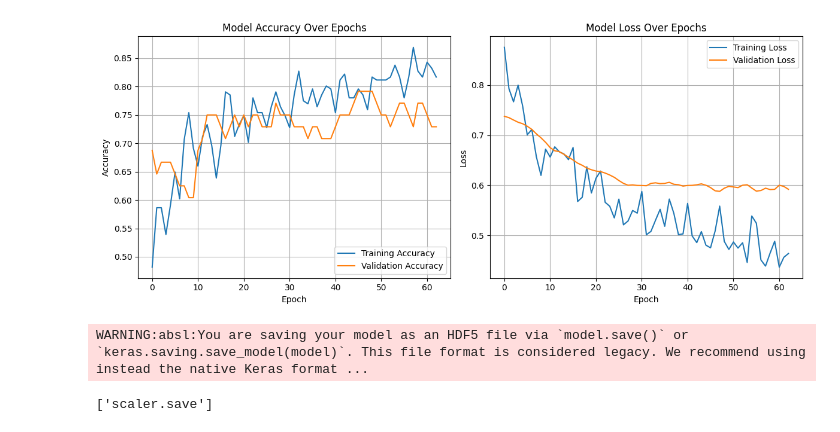
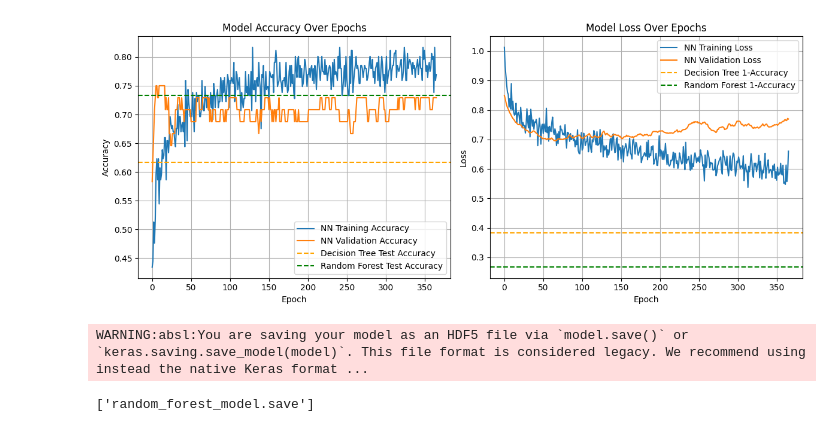
Before and after one commit to thoriqpb/Heart-Failure-Prediction, a Jupyter notebook: codes/training model.ipynb, the cells around one changed output. Drawn from its saved outputs; the diff is of its cells as text; code cells hidden in the pictures.

```diff
--- a/codes/training model.ipynb
+++ b/codes/training model.ipynb
@@ -59,4 +113,23 @@ early_stop = EarlyStopping(monitor='val_loss', patience=15, restore_best_weights
 # %%
-history = model.fit(X_train, y_train, epochs=100, batch_size=16,
-                    validation_split=0.2, callbacks=[early_stop])
+# Train Neural Network with class weights
+history = model.fit(
+    X_train_pca, y_train,
+    epochs=600,
+    batch_size=16,
+    validation_split=0.2,
+    callbacks=[early_stop],
+    class_weight=class_weights
+)
+
+# --- Decision Tree ---
+dt = DecisionTreeClassifier(random_state=42, class_weight='balanced')
+dt.fit(X_train_pca, y_train)
+y_pred_dt = dt.predict(X_test_pca)
+y_pred_dt_prob = dt.predict_proba(X_test_pca)[:, 1]
+
+# --- Random Forest ---
+rf = RandomForestClassifier(n_estimators=100, random_state=42, class_weight='balanced')
+rf.fit(X_train_pca, y_train)
+y_pred_rf = rf.predict(X_test_pca)
+y_pred_rf_prob = rf.predict_proba(X_test_pca)[:, 1]
 # %% [output]
@@ -112,36 +206,42 @@ Confusion Matrix:
 # %%
 # Plot training & validation accuracy values
 plt.figure(figsize=(12, 5))
 
+# --- Accuracy Plot ---
 plt.subplot(1, 2, 1)
-plt.plot(history.history['accuracy'], label='Training Accuracy')
-plt.plot(history.history['val_accuracy'], label='Validation Accuracy')
+plt.plot(history.history['accuracy'], label='NN Training Accuracy')
+plt.plot(history.history['val_accuracy'], label='NN Validation Accuracy')
+plt.axhline(y=accuracy_score(y_test, y_pred_dt), color='orange', linestyle='--', label='Decision Tree Test Accuracy')
+plt.axhline(y=accuracy_score(y_test, y_pred_rf), color='green', linestyle='--', label='Random Forest Test Accuracy')
 plt.title('Model Accuracy Over Epochs')
 plt.xlabel('Epoch')
 plt.ylabel('Accuracy')
 plt.legend(loc='lower right')
 plt.grid(True)
 
-# Plot training & validation loss values
+# --- Loss Plot ---
 plt.subplot(1, 2, 2)
-plt.plot(history.history['loss'], label='Training Loss')
-plt.plot(history.history['val_loss'], label='Validation Loss')
+plt.plot(history.history['loss'], label='NN Training Loss')
+plt.plot(history.history['val_loss'], label='NN Validation Loss')
+# For scikit-learn models, you can plot 1-accuracy as a proxy for "loss"
+plt.axhline(y=1-accuracy_score(y_test, y_pred_dt), color='orange', linestyle='--', label='Decision Tree 1-Accuracy')
+plt.axhline(y=1-accuracy_score(y_test, y_pred_rf), color='green', linestyle='--', label='Random Forest 1-Accuracy')
 plt.title('Model Loss Over Epochs')
 plt.xlabel('Epoch')
 plt.ylabel('Loss')
 plt.legend(loc='upper right')
 plt.grid(True)
 
 plt.tight_layout()
 plt.show()
 # %% [output]
-[figure, old version]
+[figure, new version]
 # %%
-# Save the model to an HDF5 file
+# --- Save Models and Scaler ---
 model.save('heart_failure_nn_model.h5')
-
-import joblib
 joblib.dump(scaler, 'scaler.save')
+joblib.dump(dt, 'decision_tree_model.save')
+joblib.dump(rf, 'random_forest_model.save')
 # %% [output]
 WARNING:absl:You are saving your model as an HDF5 file via `model.save()` or `keras.saving.save_model(model)`. This file format is considered legacy. We recommend using instead the native Keras format ...
-['scaler.save']
+['random_forest_model.save']
```
Also changed, not shown: parts of 7 cells of this notebook, 6 other files.
